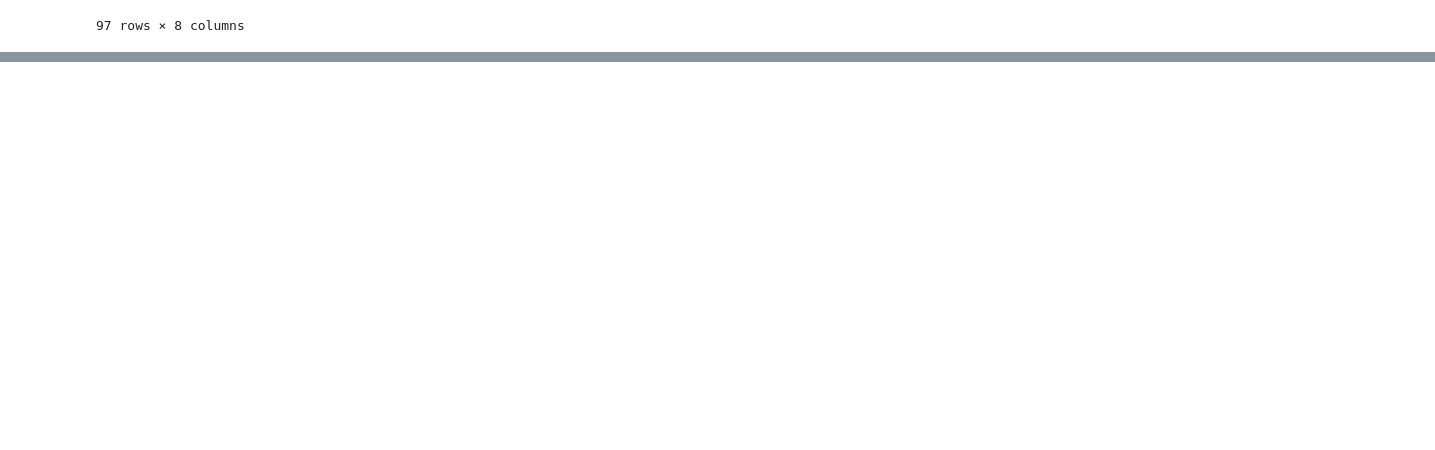
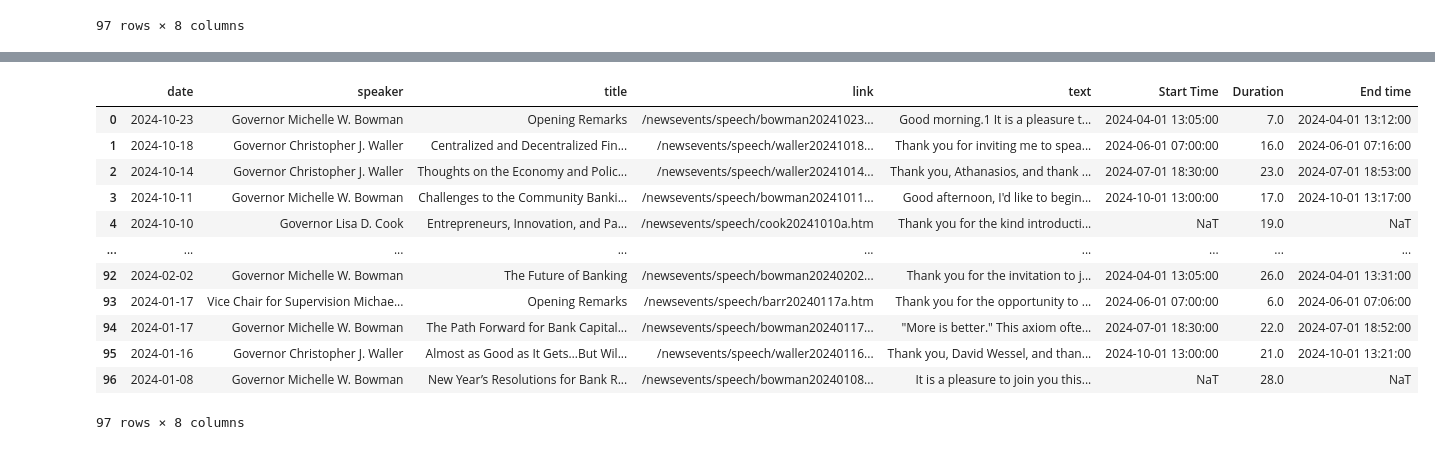
Before and after one commit to blackswan-quants/cb-impact-nlps, a Jupyter notebook: volatility2024.ipynb, the cells around one changed output, grey strips where cells are left out. Cells and saved outputs as stored; diff of their text form; code cells hidden in the pictures; blank space fills up the shorter version.

```diff
--- a/volatility2024.ipynb
+++ b/volatility2024.ipynb
@@ -110,4 +125,12 @@ print(column_names)
 # %%
+filtered_speeches = pd.read_csv('updated_speeches.csv')
+filtered_speeches['Start Time'] = pd.to_datetime(filtered_speeches['Start Time'],utc=True)
+filtered_speeches['End time'] = pd.to_datetime(filtered_speeches['End time'],utc=True)
+filtered_speeches['Start Time'] = pd.to_datetime(filtered_speeches['Start Time']).dt.tz_localize(None)
+filtered_speeches['End time'] = pd.to_datetime(filtered_speeches['End time']).dt.tz_localize(None)
+filtered_speeches["End time"] = filtered_speeches["Start Time"] + pd.to_timedelta(filtered_speeches["Duration"], unit='m')
+
+
 sp500 = data
 # Define a function to calculate volatility
 def calculate_volatility(prices):
@@ -122,7 +145,7 @@ for _, speech in filtered_speeches.iterrows():
     # Extract the corresponding time period from S&P 500 data
     speech_period_data = sp500[
         (sp500['Datetime'] >= speech['Start Time']) &
-        (sp500['Datetime'] <= speech['End Time'])
+        (sp500['Datetime'] <= speech['End time'])
     ]
 
     # Ensure there is enough data to calculate volatility
@@ -132,7 +155,7 @@ for _, speech in filtered_speeches.iterrows():
             'speaker': speech['speaker'],
             'title': speech['title'],
             'Start Time': speech['Start Time'],
-            'End Time': speech['End Time'],
+            'End Time': speech['End time'],
             'volatility': volatility
         })
 
@@ -147,4 +170,5 @@ print(volatility_df.head())
 
 # Save to a CSV file for further analysis
 volatility_df.to_csv("speech_volatility_analysis.csv", index=False)
+filtered_speeches
 # %% [output]
@@ -170,0 +195,13 @@ volatility_df.to_csv("speech_volatility_analysis.csv", index=False)
+|  | date | speaker | title | link | text | Start Time | Duration | End time |
+| 0 | 2024-10-23 | Governor Michelle W. Bowman | Opening Remarks | /newsevents/speech/bowman20241023... | Good morning.1 It is a pleasure t... | 2024-04-01 13:05:00 | 7.0 | 2024-04-01 13:12:00 |
+| 1 | 2024-10-18 | Governor Christopher J. Waller | Centralized and Decentralized Fin... | /newsevents/speech/waller20241018... | Thank you for inviting me to spea... | 2024-06-01 07:00:00 | 16.0 | 2024-06-01 07:16:00 |
+| 2 | 2024-10-14 | Governor Christopher J. Waller | Thoughts on the Economy and Polic... | /newsevents/speech/waller20241014... | Thank you, Athanasios, and thank ... | 2024-07-01 18:30:00 | 23.0 | 2024-07-01 18:53:00 |
+| 3 | 2024-10-11 | Governor Michelle W. Bowman | Challenges to the Community Banki... | /newsevents/speech/bowman20241011... | Good afternoon, I'd like to begin... | 2024-10-01 13:00:00 | 17.0 | 2024-10-01 13:17:00 |
+| 4 | 2024-10-10 | Governor Lisa D. Cook | Entrepreneurs, Innovation, and Pa... | /newsevents/speech/cook20241010a.htm | Thank you for the kind introducti... | NaT | 19.0 | NaT |
+| ... | ... | ... | ... | ... | ... | ... | ... | ... |
+| 92 | 2024-02-02 | Governor Michelle W. Bowman | The Future of Banking | /newsevents/speech/bowman20240202... | Thank you for the invitation to j... | 2024-04-01 13:05:00 | 26.0 | 2024-04-01 13:31:00 |
+| 93 | 2024-01-17 | Vice Chair for Supervision Michae... | Opening Remarks | /newsevents/speech/barr20240117a.htm | Thank you for the opportunity to ... | 2024-06-01 07:00:00 | 6.0 | 2024-06-01 07:06:00 |
+| 94 | 2024-01-17 | Governor Michelle W. Bowman | The Path Forward for Bank Capital... | /newsevents/speech/bowman20240117... | "More is better." This axiom ofte... | 2024-07-01 18:30:00 | 22.0 | 2024-07-01 18:52:00 |
+| 95 | 2024-01-16 | Governor Christopher J. Waller | Almost as Good as It Gets…But Wil... | /newsevents/speech/waller20240116... | Thank you, David Wessel, and than... | 2024-10-01 13:00:00 | 21.0 | 2024-10-01 13:21:00 |
+| 96 | 2024-01-08 | Governor Michelle W. Bowman | New Year’s Resolutions for Bank R... | /newsevents/speech/bowman20240108... | It is a pleasure to join you this... | NaT | 28.0 | NaT |
+97 rows × 8 columns
```
Also changed, not shown: parts of 4 cells of this notebook, 6 other files.
